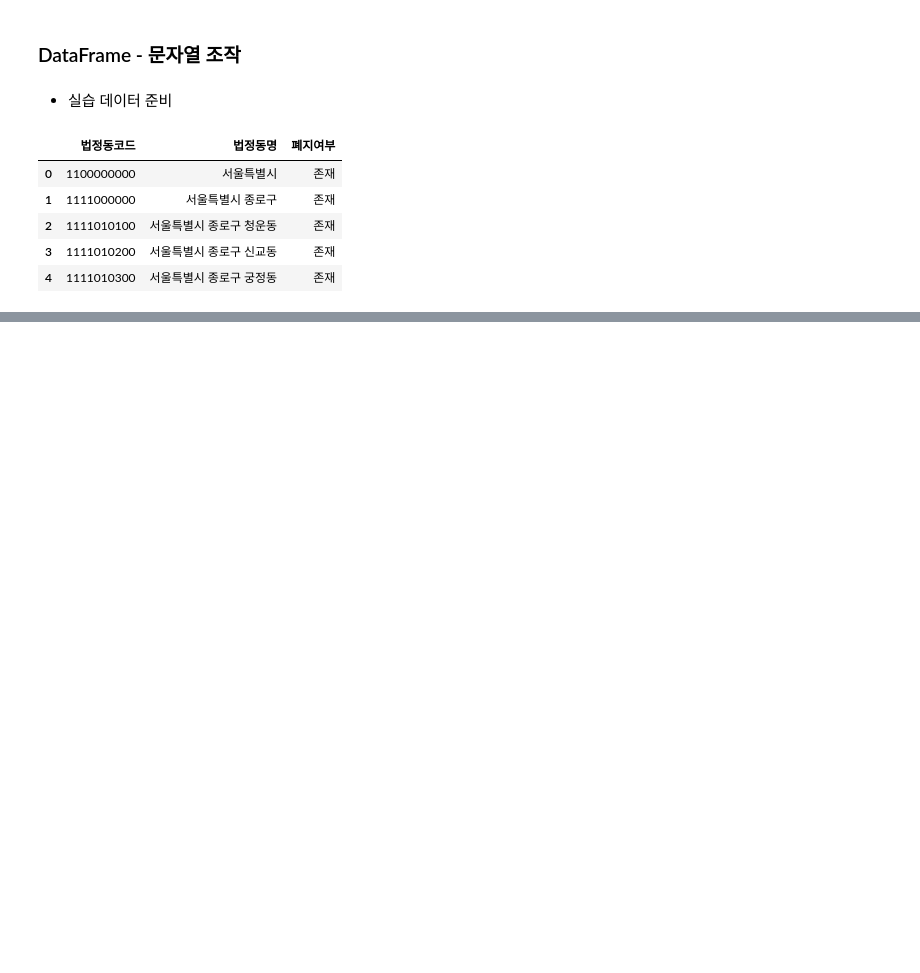
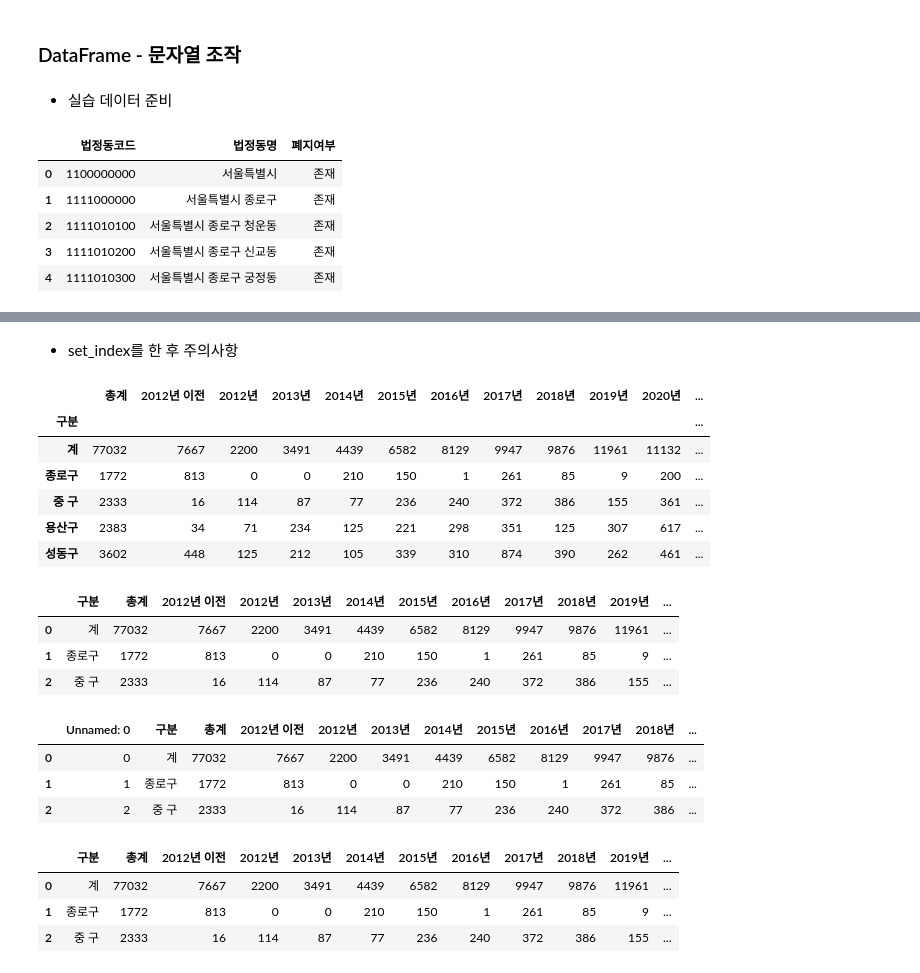
Before and after one commit to 1unasy/MachineLearning-2021-12, a Jupyter notebook: 00.데이터분석/15.DF-문자열조작.ipynb, the cells around one changed output, grey strips where cells are left out. Drawn from its saved outputs; the diff is of its cells as text; code cells hidden in the pictures; blank space fills up the shorter version.

```diff
--- a/00.데이터분석/15.DF-문자열조작.ipynb
+++ b/00.데이터분석/15.DF-문자열조작.ipynb
@@ -19,0 +182,3 @@ df.head()
+# %%
+cctv.set_index('구분', inplace=True) # 원본 바뀜
+cctv.head(3)
@@ -19,0 +191,4 @@ df.head()
+# %%
+# 기존의 행 인덱스를 제거하고 인덱스를 데이터 열로 추가
+cctv.reset_index(inplace=True)
+cctv.head()
@@ -19,0 +202,45 @@ df.head()
+# %% [markdown]
+- set_index를 한 후 주의사항
+# %%
+cctv.set_index('구분', inplace=True)
+cctv.head()
+# %% [output]
+|  | 총계 | 2012년 이전 | 2012년 | 2013년 | 2014년 | 2015년 | 2016년 | 2017년 | 2018년 | 2019년 | 2020년 | ... |
+| 구분 |  |  |  |  |  |  |  |  |  |  |  | ... |
+| 계 | 77032 | 7667 | 2200 | 3491 | 4439 | 6582 | 8129 | 9947 | 9876 | 11961 | 11132 | ... |
+| 종로구 | 1772 | 813 | 0 | 0 | 210 | 150 | 1 | 261 | 85 | 9 | 200 | ... |
+| 중 구 | 2333 | 16 | 114 | 87 | 77 | 236 | 240 | 372 | 386 | 155 | 361 | ... |
+| 용산구 | 2383 | 34 | 71 | 234 | 125 | 221 | 298 | 351 | 125 | 307 | 617 | ... |
+| 성동구 | 3602 | 448 | 125 | 212 | 105 | 339 | 310 | 874 | 390 | 262 | 461 | ... |
+# %%
+# set_index 후 cctv 데이터 프레임 csv 저장
+# 다시 부르면 인덱스 다시 설정해야 한다.
+cctv.to_csv('cctv.csv')
+cctv2 = pd.read_csv('cctv.csv')
+cctv2.head(3)
+# %% [output]
+|  | 구분 | 총계 | 2012년 이전 | 2012년 | 2013년 | 2014년 | 2015년 | 2016년 | 2017년 | 2018년 | 2019년 | ... |
+| 0 | 계 | 77032 | 7667 | 2200 | 3491 | 4439 | 6582 | 8129 | 9947 | 9876 | 11961 | ... |
+| 1 | 종로구 | 1772 | 813 | 0 | 0 | 210 | 150 | 1 | 261 | 85 | 9 | ... |
+| 2 | 중 구 | 2333 | 16 | 114 | 87 | 77 | 236 | 240 | 372 | 386 | 155 | ... |
+# %%
+# 인덱스 있는 경우 csv 저장시 index=None 해야한다.
+# 그래야 다시 불러올 때 Unnamed: 원래 인덱스가 열로 바뀌지 않는다.
+# (아래 코드 결과 확인)
+cctv2.to_csv('cctv.csv')
+cctv3 = pd.read_csv('cctv.csv')
+cctv3.head(3)
+# %% [output]
+|  | Unnamed: 0 | 구분 | 총계 | 2012년 이전 | 2012년 | 2013년 | 2014년 | 2015년 | 2016년 | 2017년 | 2018년 | ... |
+| 0 | 0 | 계 | 77032 | 7667 | 2200 | 3491 | 4439 | 6582 | 8129 | 9947 | 9876 | ... |
+| 1 | 1 | 종로구 | 1772 | 813 | 0 | 0 | 210 | 150 | 1 | 261 | 85 | ... |
+| 2 | 2 | 중 구 | 2333 | 16 | 114 | 87 | 77 | 236 | 240 | 372 | 386 | ... |
+# %%
+cctv2.to_csv('cctv.csv', index=None)
+cctv3 = pd.read_csv('cctv.csv')
+cctv3.head(3)
+# %% [output]
+|  | 구분 | 총계 | 2012년 이전 | 2012년 | 2013년 | 2014년 | 2015년 | 2016년 | 2017년 | 2018년 | 2019년 | ... |
+| 0 | 계 | 77032 | 7667 | 2200 | 3491 | 4439 | 6582 | 8129 | 9947 | 9876 | 11961 | ... |
+| 1 | 종로구 | 1772 | 813 | 0 | 0 | 210 | 150 | 1 | 261 | 85 | 9 | ... |
+| 2 | 중 구 | 2333 | 16 | 114 | 87 | 77 | 236 | 240 | 372 | 386 | 155 | ... |
```
Also changed, not shown: parts of 26 cells of this notebook.
